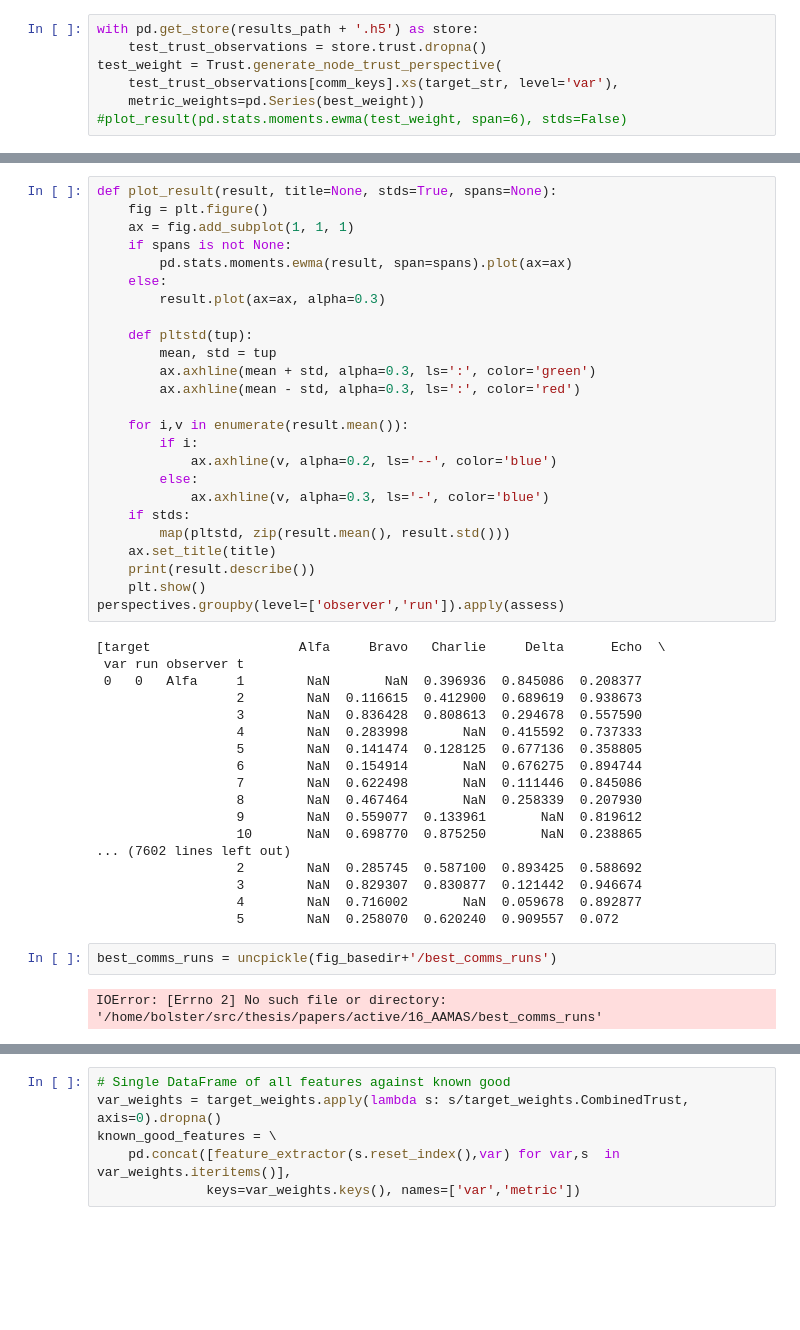
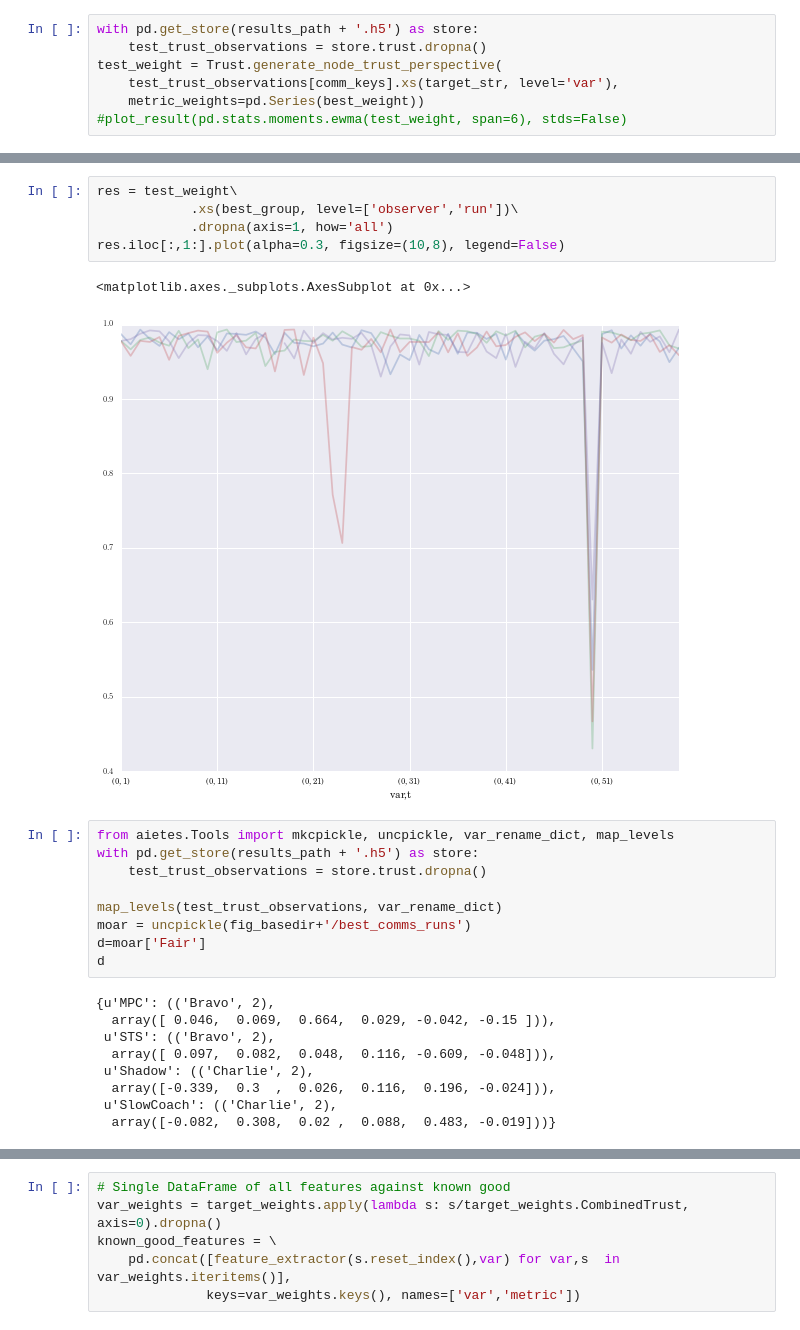
Before and after one commit to andrewbolster/aietes, a Jupyter notebook: scripts/notebooks/AIETES/AIETES Joint Behaviour Weight Assessment.ipynb, the cells around one changed output, grey strips where cells are left out. Drawn from its saved outputs; the diff is of its cells as text; blank space fills up the shorter version.

```diff
--- a/scripts/notebooks/AIETES/AIETES Joint Behaviour Weight Assessment.ipynb
+++ b/scripts/notebooks/AIETES/AIETES Joint Behaviour Weight Assessment.ipynb
@@ -203,47 +241,26 @@ max     0.947110   0.947110   0.947110   0.894091   0.947110
-# %%
-def plot_result(result, title=None, stds=True, spans=None):
-    fig = plt.figure()
-    ax = fig.add_subplot(1, 1, 1)
-    if spans is not None:
-        pd.stats.moments.ewma(result, span=spans).plot(ax=ax)
-    else:
-        result.plot(ax=ax, alpha=0.3)
-
-    def pltstd(tup):
-        mean, std = tup
-        ax.axhline(mean + std, alpha=0.3, ls=':', color='green')
-        ax.axhline(mean - std, alpha=0.3, ls=':', color='red')
-
-    for i,v in enumerate(result.mean()):
-        if i:
-            ax.axhline(v, alpha=0.2, ls='--', color='blue')
-        else:
-            ax.axhline(v, alpha=0.3, ls='-', color='blue')
-    if stds:
-        map(pltstd, zip(result.mean(), result.std()))
-    ax.set_title(title)
-    print(result.describe())
-    plt.show()
-perspectives.groupby(level=['observer','run']).apply(assess)
-# %% [output]
-[target                   Alfa     Bravo   Charlie     Delta      Echo  \
- var run observer t
- 0   0   Alfa     1        NaN       NaN  0.396936  0.845086  0.208377
-                  2        NaN  0.116615  0.412900  0.689619  0.938673
-                  3        NaN  0.836428  0.808613  0.294678  0.557590
-                  4        NaN  0.283998       NaN  0.415592  0.737333
-                  5        NaN  0.141474  0.128125  0.677136  0.358805
-                  6        NaN  0.154914       NaN  0.676275  0.894744
-                  7        NaN  0.622498       NaN  0.111446  0.845086
-                  8        NaN  0.467464       NaN  0.258339  0.207930
-                  9        NaN  0.559077  0.133961       NaN  0.819612
-                  10       NaN  0.698770  0.875250       NaN  0.238865
-... (7602 lines left out)
-                  2        NaN  0.285745  0.587100  0.893425  0.588692
-                  3        NaN  0.829307  0.830877  0.121442  0.946674
-                  4        NaN  0.716002       NaN  0.059678  0.892877
-                  5        NaN  0.258070  0.620240  0.909557  0.072
-# %%
-best_comms_runs = uncpickle(fig_basedir+'/best_comms_runs')
-# %% [output]
-IOError: [Errno 2] No such file or directory: '/home/bolster/src/thesis/papers/active/16_AAMAS/best_comms_runs'
+# %%
+res = test_weight\
+            .xs(best_group, level=['observer','run'])\
+            .dropna(axis=1, how='all')
+res.iloc[:,1:].plot(alpha=0.3, figsize=(10,8), legend=False)
+# %% [output]
+<matplotlib.axes._subplots.AxesSubplot at 0x...>
+[figure, added]
+# %%
+from aietes.Tools import mkcpickle, uncpickle, var_rename_dict, map_levels
+with pd.get_store(results_path + '.h5') as store:
+    test_trust_observations = store.trust.dropna()
+
+map_levels(test_trust_observations, var_rename_dict)
+moar = uncpickle(fig_basedir+'/best_comms_runs')
+d=moar['Fair']
+d
+# %% [output]
+{u'MPC': (('Bravo', 2),
+  array([ 0.046,  0.069,  0.664,  0.029, -0.042, -0.15 ])),
+ u'STS': (('Bravo', 2),
+  array([ 0.097,  0.082,  0.048,  0.116, -0.609, -0.048])),
+ u'Shadow': (('Charlie', 2),
+  array([-0.339,  0.3  ,  0.026,  0.116,  0.196, -0.024])),
+ u'SlowCoach': (('Charlie', 2),
+  array([-0.082,  0.308,  0.02 ,  0.088,  0.483, -0.019]))}
```
Also changed, not shown: parts of 18 cells of this notebook, 4 other files.
